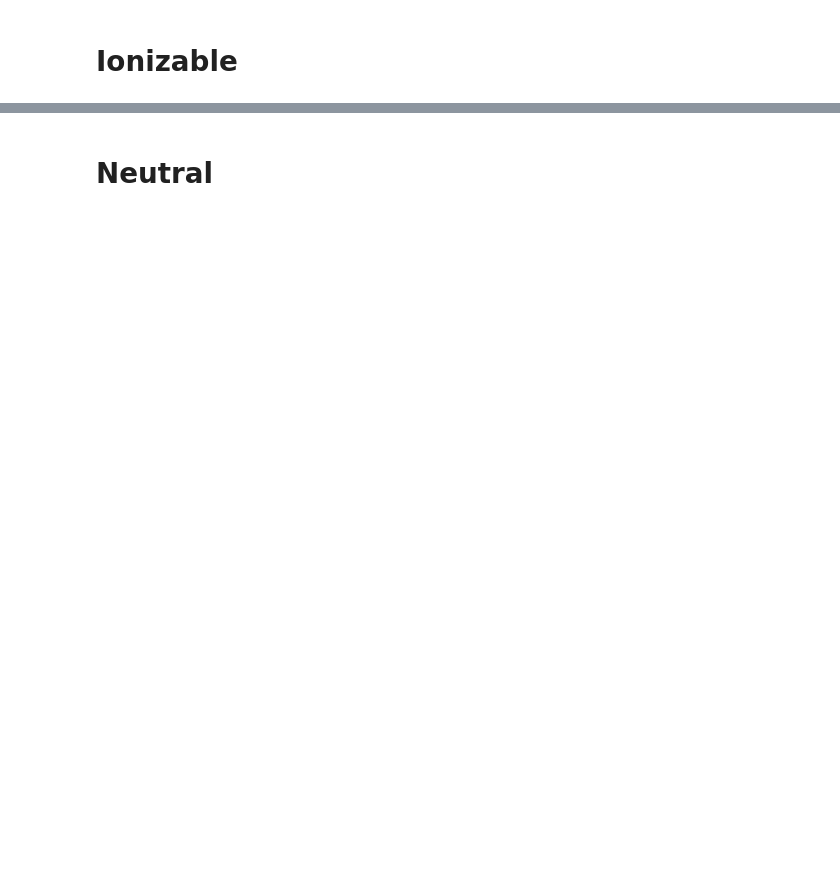
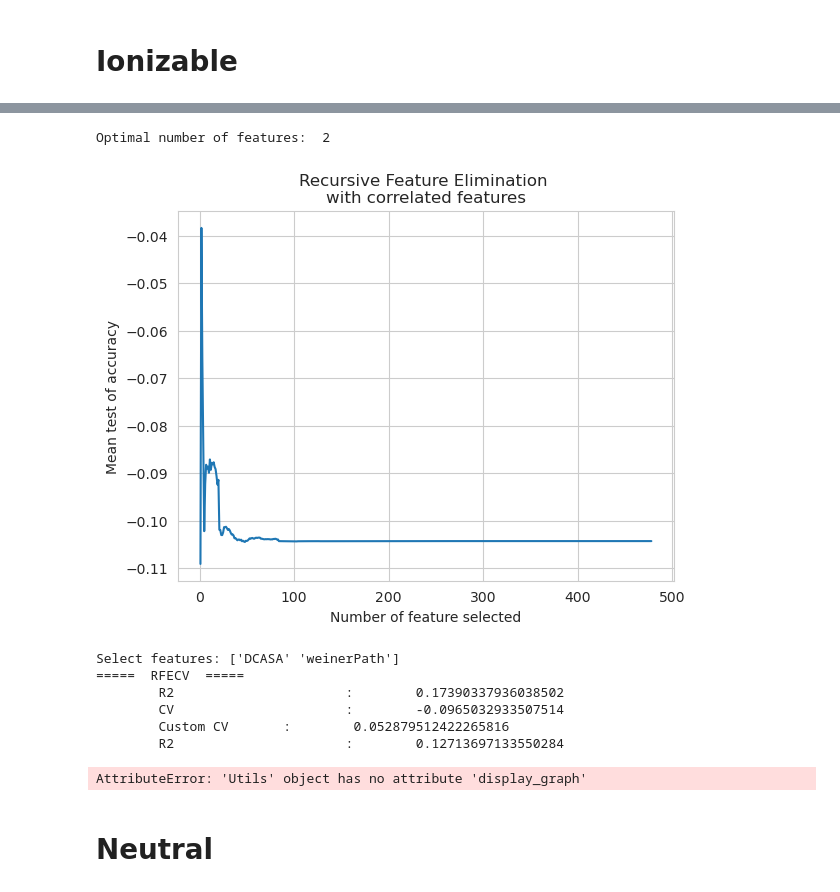
Before and after one commit to tahiri-lab/QSAR, a Jupyter notebook: code/models/ridge_v2.ipynb, the cells around one changed output, grey strips where cells are left out. Drawn from its saved outputs; the diff is of its cells as text; code cells hidden in the pictures; blank space fills up the shorter version.

```diff
--- a/code/models/ridge_v2.ipynb
+++ b/code/models/ridge_v2.ipynb
@@ -155,3 +230,58 @@ plot: plt.Figure = plot_optimization_history(study, target_name="Score de valida
+# %%
+rr = Ridge(max_iter=100000, **({'alpha': 23051583.217470333, 'solver': 'sparse_cg'}))
+# rr.fit(X_ionizable_train, y_ionizable_train)
+min_features_to_select: int = 1
+
+
+rfecv = RFECV(
+    estimator=rr,
+    step=1,
+    cv=3,
+    scoring="r2",
+    min_features_to_select=min_features_to_select,
+    n_jobs=-1
+)
+
+rfecv.fit(X_ionizable_train, y_ionizable_train)
+
+print("Optimal number of features: ", rfecv.n_features_)
+
+n_scores= len(rfecv.cv_results_["mean_test_score"])
+plt.figure()
+plt.plot(range(min_features_to_select, n_scores+min_features_to_select), rfecv.cv_results_["mean_test_score"])
+plt.xlabel("Number of feature selected")
+plt.ylabel("Mean test of accuracy")
+plt.title(type(rr).__name__, "\nrecursive Feature Elimination \nwith ionized data set")
+plt.show()
+
+
+
+print("Select features:", rfecv.get_feature_names_out())
+
+
+test_utils.display_score(rfecv,
+                         X_ionizable_train, y_ionizable_train,
+                         X_ionizable_test, y_ionizable_test)
+# %% [output]
+Optimal number of features:  2
+[figure, added]
+Select features: ['DCASA' 'weinerPath']
+=====  RFECV  =====
+        R2                      :        0.17390337936038502
+        CV                      :        -0.0965032933507514
+        Custom CV       :        0.052879512422265816
+        R2                      :        0.12713697133550284
+# %%
+
+# display(plot_optimization_history(study))
+
+rr = Ridge(**{'alpha': 117191.74850379501, 'solver': 'lsqr'}).fit(X_ionizable_train, y_ionizable_train)
+y_ionizable_train_pred = rr.predict(X_ionizable_train)
+y_ionizable_test_pred = rr.predict(X_ionizable_test)
+
+test_utils.display_graph(rr, X_ionizable_train, X_ionizable_test, y_ionizable_train, y_ionizable_test)
+# %% [output]
+AttributeError: 'Utils' object has no attribute 'display_graph'
 # %% [markdown]
 # Neutral
 # %%
```
Also changed, not shown: parts of 41 cells of this notebook.
